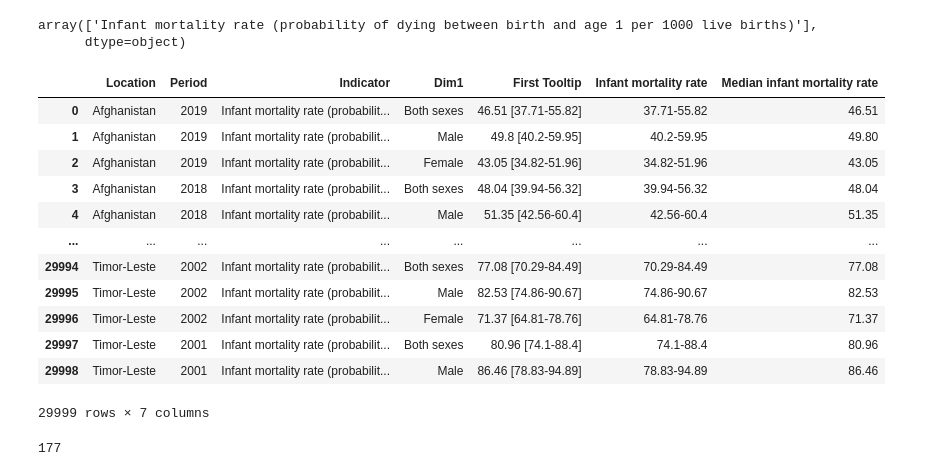
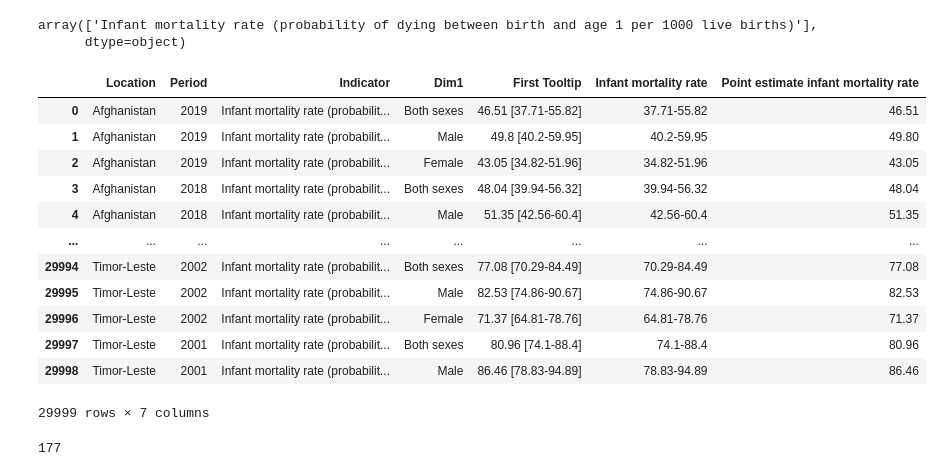
Before and after one commit to lauracamilaballesteros/Biostatistics-analysis, a Jupyter notebook: prueba.ipynb, the cells around one changed output. Drawn from its saved outputs; the diff is of its cells as text; code cells hidden in the pictures.

```diff
--- a/prueba.ipynb
+++ b/prueba.ipynb
@@ -392,9 +394,9 @@ df_infant_mortality_rate.Indicator.unique()
 array(['Infant mortality rate (probability of dying between birth and age 1 per 1000 live births)'],
       dtype=object)
 # %%
-split_interval_median(df_infant_mortality_rate, "First Tooltip", "Infant mortality rate", "Median infant mortality rate")
+split_interval_median(df_infant_mortality_rate, "First Tooltip", "Infant mortality rate", "Point estimate infant mortality rate")
 # %% [output]
-|  | Location | Period | Indicator | Dim1 | First Tooltip | Infant mortality rate | Median infant mortality rate |
+|  | Location | Period | Indicator | Dim1 | First Tooltip | Infant mortality rate | Point estimate infant mortality rate |
 | 0 | Afghanistan | 2019 | Infant mortality rate (probabilit... | Both sexes | 46.51 [37.71-55.82] | 37.71-55.82 | 46.51 |
 | 1 | Afghanistan | 2019 | Infant mortality rate (probabilit... | Male | 49.8 [40.2-59.95] | 40.2-59.95 | 49.80 |
 | 2 | Afghanistan | 2019 | Infant mortality rate (probabilit... | Female | 43.05 [34.82-51.96] | 34.82-51.96 | 43.05 |
```
Also changed, not shown: parts of 28 cells of this notebook.
